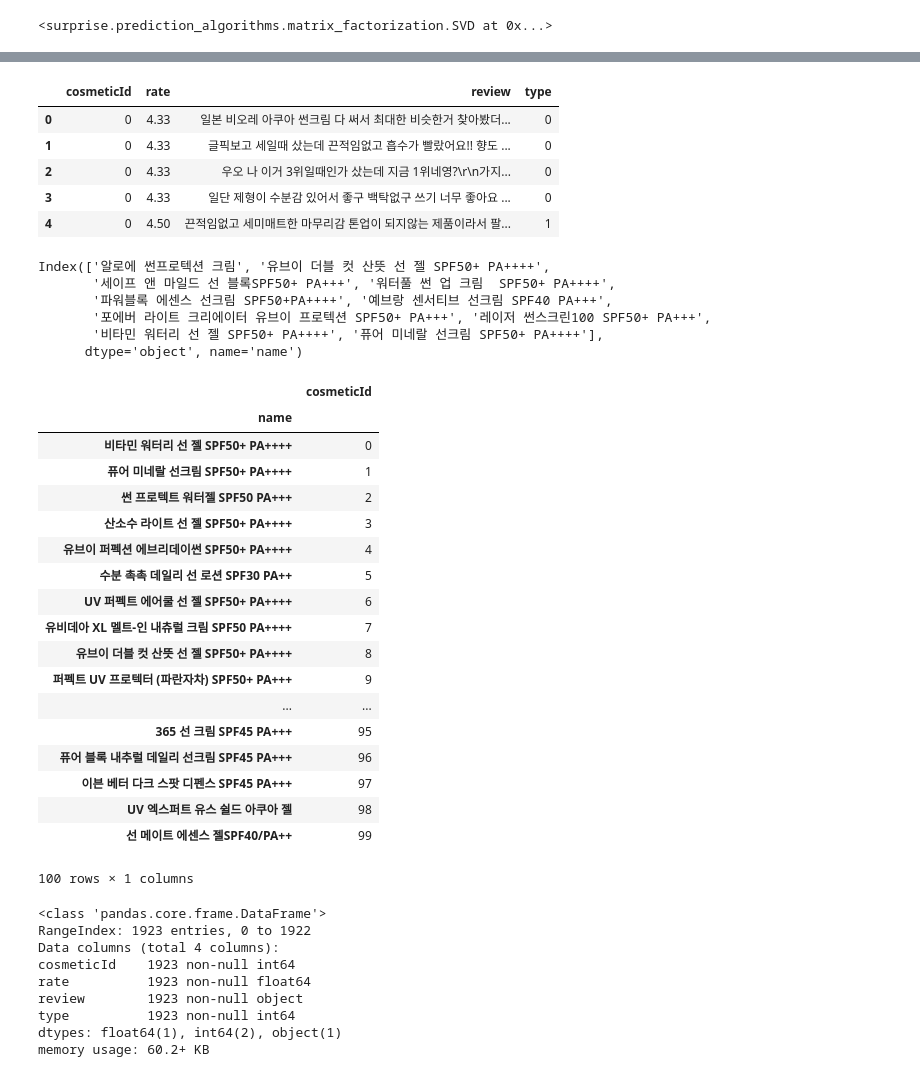
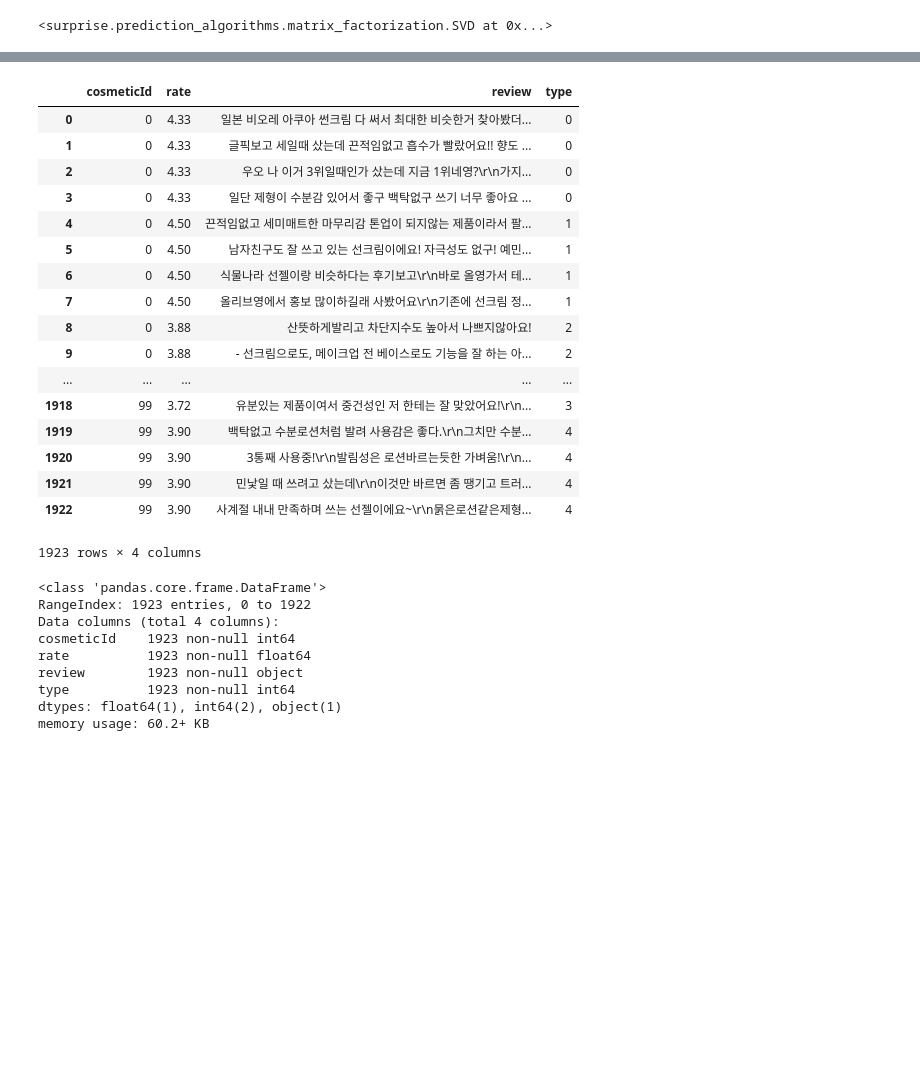
Before and after one commit to dl57934/CoAlert, a Jupyter notebook: sh_System/CosmeticsRecommaned/Recommaned.ipynb, the cells around one changed output, grey strips where cells are left out. Cells and saved outputs as stored; diff of their text form; code cells hidden in the pictures; blank space fills up the shorter version.

```diff
--- a/sh_System/CosmeticsRecommaned/Recommaned.ipynb
+++ b/sh_System/CosmeticsRecommaned/Recommaned.ipynb
@@ -119,9 +163,21 @@ svd.train(trainset)
 # %%
-dataSet.head(5)
+dataSet
 # %% [output]
 |  | cosmeticId | rate | review | type |
 | 0 | 0 | 4.33 | 일본 비오레 아쿠아 썬크림 다 써서 최대한 비슷한거 찾아봤더... | 0 |
 | 1 | 0 | 4.33 | 글픽보고 세일때 샀는데 끈적임없고 흡수가 빨랐어요!! 향도 ... | 0 |
 | 2 | 0 | 4.33 | 우오 나 이거 3위일때인가 샀는데 지금 1위네영?\r\n가지... | 0 |
 | 3 | 0 | 4.33 | 일단 제형이 수분감 있어서 좋구 백탁없구 쓰기 너무 좋아요 ... | 0 |
 | 4 | 0 | 4.50 | 끈적임없고 세미매트한 마무리감 톤업이 되지않는 제품이라서 팔... | 1 |
+| 5 | 0 | 4.50 | 남자친구도 잘 쓰고 있는 선크림이에요! 자극성도 없구! 예민... | 1 |
+| 6 | 0 | 4.50 | 식물나라 선젤이랑 비슷하다는 후기보고\r\n바로 올영가서 테... | 1 |
+| 7 | 0 | 4.50 | 올리브영에서 홍보 많이하길래 사봤어요\r\n기존에 선크림 정... | 1 |
+| 8 | 0 | 3.88 | 산뜻하게발리고 차단지수도 높아서 나쁘지않아요! | 2 |
+| 9 | 0 | 3.88 | - 선크림으로도, 메이크업 전 베이스로도 기능을 잘 하는 아... | 2 |
+| ... | ... | ... | ... | ... |
+| 1918 | 99 | 3.72 | 유분있는 제품이여서 중건성인 저 한테는 잘 맞았어요!\r\n... | 3 |
+| 1919 | 99 | 3.90 | 백탁없고 수분로션처럼 발려 사용감은 좋다.\r\n그치만 수분... | 4 |
+| 1920 | 99 | 3.90 | 3통째 사용중!\r\n발림성은 로션바르는듯한 가벼움!\r\n... | 4 |
+| 1921 | 99 | 3.90 | 민낯일 때 쓰려고 샀는데\r\n이것만 바르면 좀 땡기고 트러... | 4 |
+| 1922 | 99 | 3.90 | 사계절 내내 만족하며 쓰는 선젤이에요~\r\n묽은로션같은제형... | 4 |
+1923 rows × 4 columns
@@ -148,34 +184,3 @@ def type_cosmeticsNum(type, cosmeticName=''):
-# %%
-type_cosmeticsNum(0)
-# %% [output]
-Index(['알로에 썬프로텍션 크림', '유브이 더블 컷 산뜻 선 젤 SPF50+ PA++++',
-       '세이프 앤 마일드 선 블록SPF50+ PA+++', '워터풀 썬 업 크림  SPF50+ PA++++',
-       '파워블록 에센스 선크림 SPF50+PA++++', '예브랑 센서티브 선크림 SPF40 PA+++',
-       '포에버 라이트 크리에이터 유브이 프로텍션 SPF50+ PA+++', '레이저 썬스크린100 SPF50+ PA+++',
-       '비타민 워터리 선 젤 SPF50+ PA++++', '퓨어 미네랄 선크림 SPF50+ PA++++'],
-      dtype='object', name='name')
-# %%
-name_popId
-# %% [output]
-|  | cosmeticId |
-| name |  |
-| 비타민 워터리 선 젤 SPF50+ PA++++ | 0 |
-| 퓨어 미네랄 선크림 SPF50+ PA++++ | 1 |
-| 썬 프로텍트 워터젤 SPF50 PA+++ | 2 |
-| 산소수 라이트 선 젤 SPF50+ PA++++ | 3 |
-| 유브이 퍼펙션 에브리데이썬 SPF50+ PA++++ | 4 |
-| 수분 촉촉 데일리 선 로션 SPF30 PA++ | 5 |
-| UV 퍼펙트 에어쿨 선 젤 SPF50+ PA++++ | 6 |
-| 유비데아 XL 멜트-인 내츄럴 크림 SPF50 PA++++ | 7 |
-| 유브이 더블 컷 산뜻 선 젤 SPF50+ PA++++ | 8 |
-| 퍼펙트 UV 프로텍터 (파란자차) SPF50+ PA+++ | 9 |
-| ... | ... |
-| 365 선 크림 SPF45 PA+++ | 95 |
-| 퓨어 블록 내추럴 데일리 선크림 SPF45 PA+++ | 96 |
-| 이븐 베터 다크 스팟 디펜스 SPF45 PA+++ | 97 |
-| UV 엑스퍼트 유스 쉴드 아쿠아 젤 | 98 |
-| 선 메이트 에센스 젤SPF40/PA++ | 99 |
-100 rows × 1 columns
 # %%
 dataSet.info()
 # %% [output]
```
Also changed, not shown: parts of 13 cells of this notebook.
